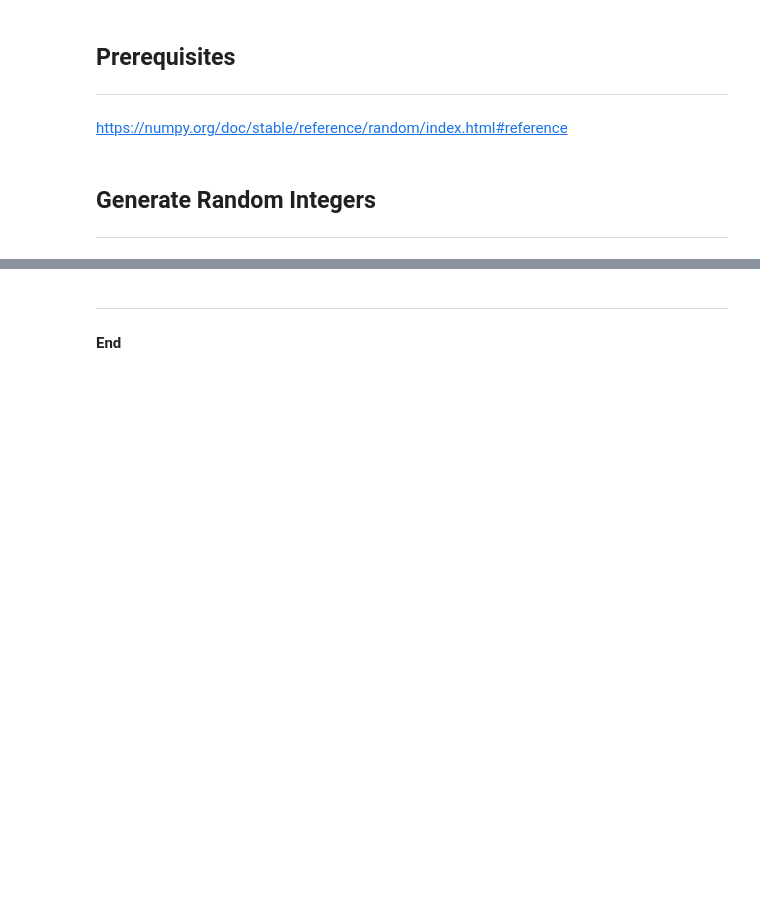
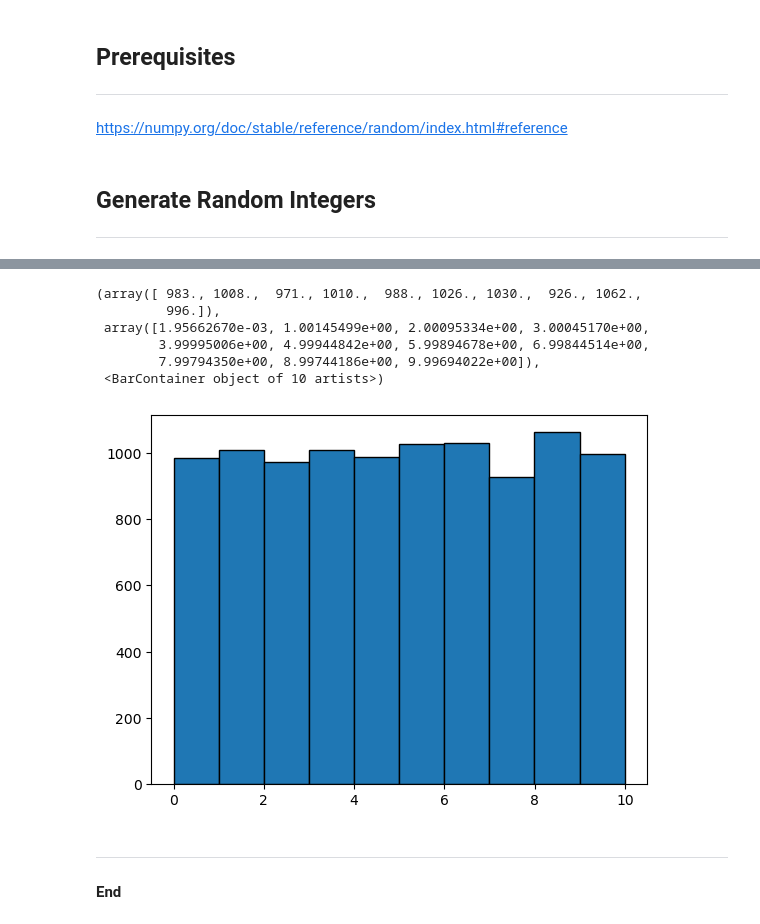
Before and after one commit to h2ohugol/mywork, a Jupyter notebook: random.ipynb, the cells around one changed output, grey strips where cells are left out. Cells and saved outputs as stored; diff of their text form; code cells hidden in the pictures; blank space fills up the shorter version.

```diff
--- a/random.ipynb
+++ b/random.ipynb
@@ -68,3 +170,14 @@ plt.bar (values, counts)
+# %%
+# Plot histogram.
+plt.hist(x, edgecolor='black')
+# %% [output]
+(array([ 983., 1008.,  971., 1010.,  988., 1026., 1030.,  926., 1062.,
+         996.]),
+ array([1.95662670e-03, 1.00145499e+00, 2.00095334e+00, 3.00045170e+00,
+        3.99995006e+00, 4.99944842e+00, 5.99894678e+00, 6.99844514e+00,
+        7.99794350e+00, 8.99744186e+00, 9.99694022e+00]),
+ <BarContainer object of 10 artists>)
+[figure, added]
 # %% [markdown]
 ***
 
```
Also changed, not shown: parts of 14 cells of this notebook.
